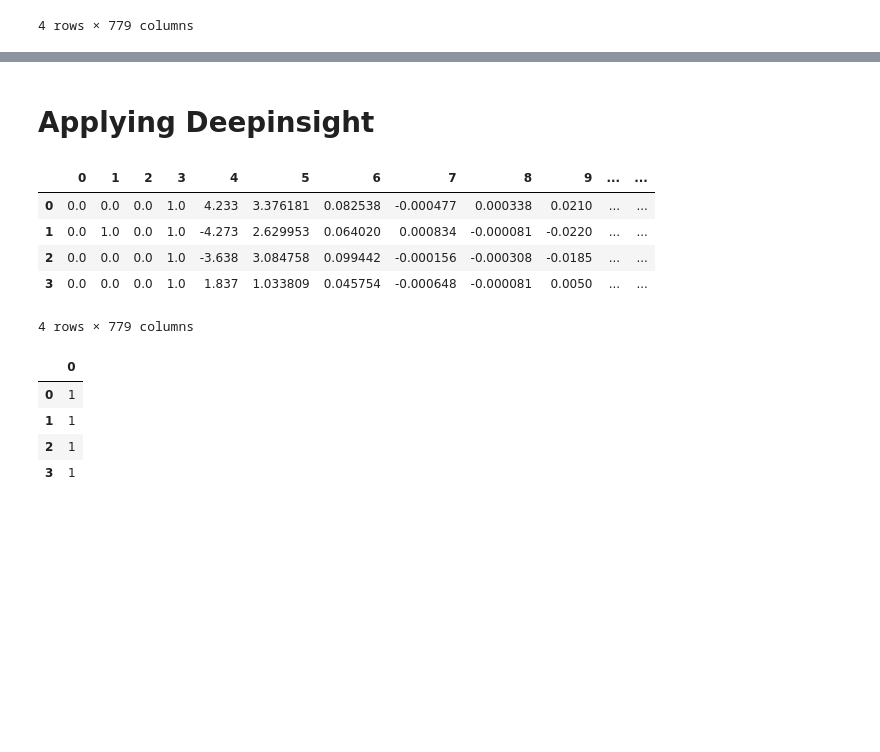
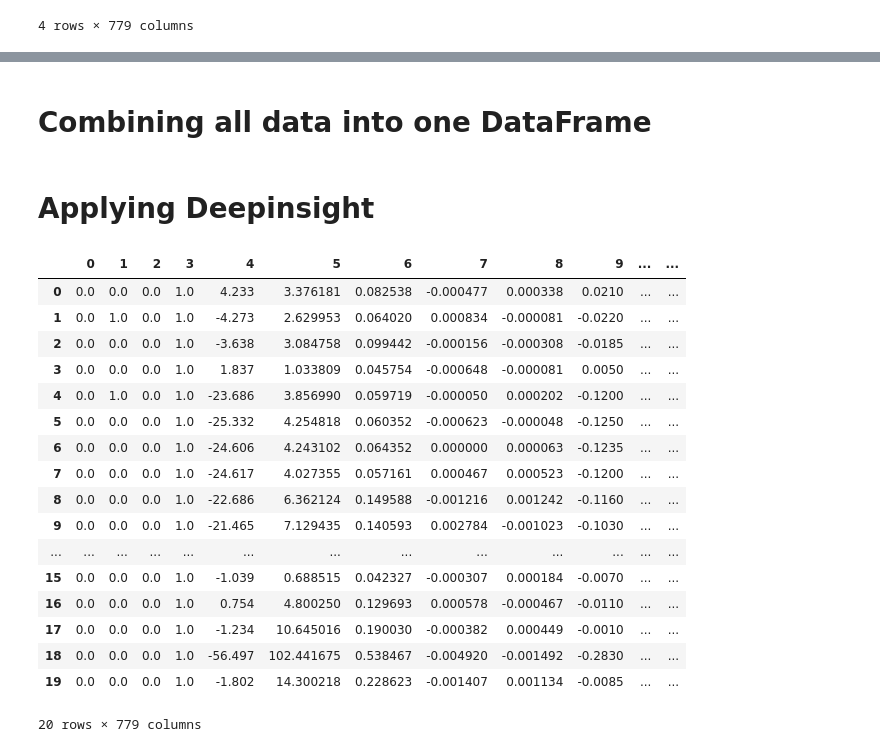
Before and after one commit to SAHILSIRSAT/Major-Project, a Jupyter notebook: TIME SERIES.ipynb, the cells around one changed output, grey strips where cells are left out. Cells and saved outputs as stored; diff of their text form; code cells hidden in the pictures; blank space fills up the shorter version.

```diff
--- a/TIME SERIES.ipynb
+++ b/TIME SERIES.ipynb
@@ -135,0 +108,18 @@ final_healthy_Transposed
+# %%
+finalLIST_ORF=[]
+for column in df_raw_ORF_part.columns[1:9]:
+
+    temp_df_ORF= df_raw_ORF_part[[column, 'id', 'time']]
+    #print(temp_df)
+    extracted_features_ORF = extract_features(temp_df_ORF, column_id="id", column_sort="time")
+    #print(extracted_features)
+    finalLIST_ORF.append(extracted_features_ORF.values.tolist())
+
+    #print(finalLIST_healthy)
+    temp_df_ORF=pd.DataFrame()
+    extracted_features_ORF=pd.DataFrame()
+# %%
+ORF_df = pd.DataFrame(list(zip(finalLIST_ORF[0][0], finalLIST_ORF[1][0], finalLIST_ORF[2][0], finalLIST_ORF[3][0],
+                               finalLIST_ORF[4][0], finalLIST_ORF[5][0], finalLIST_ORF[6][0], finalLIST_ORF[7][0])))
+final_ORF_Transposed=ORF_df.T
+final_ORF_Transposed
@@ -136,3 +137,9 @@ final_healthy_Transposed
+# %% [markdown]
+# Combining all data into one DataFrame
+# %%
+df_all_states= pd.concat([final_healthy_Transposed, final_IRF_Transposed, final_ORF_Transposed], axis=0)
+# %%
+df_all_states=df_all_states.reset_index(drop=True)
 # %% [markdown]
 # Applying Deepinsight
 # %%
@@ -145,21 +152,25 @@ from matplotlib import pyplot as plt
 import matplotlib.ticker as ticker
 import seaborn as sns
 # %%
-X=final_healthy_Transposed
+X=df_all_states
+
 X
 # %% [output]
 |  | 0 | 1 | 2 | 3 | 4 | 5 | 6 | 7 | 8 | 9 | ... | ... |
 | 0 | 0.0 | 0.0 | 0.0 | 1.0 | 4.233 | 3.376181 | 0.082538 | -0.000477 | 0.000338 | 0.0210 | ... | ... |
 | 1 | 0.0 | 1.0 | 0.0 | 1.0 | -4.273 | 2.629953 | 0.064020 | 0.000834 | -0.000081 | -0.0220 | ... | ... |
 | 2 | 0.0 | 0.0 | 0.0 | 1.0 | -3.638 | 3.084758 | 0.099442 | -0.000156 | -0.000308 | -0.0185 | ... | ... |
 | 3 | 0.0 | 0.0 | 0.0 | 1.0 | 1.837 | 1.033809 | 0.045754 | -0.000648 | -0.000081 | 0.0050 | ... | ... |
+| 4 | 0.0 | 1.0 | 0.0 | 1.0 | -23.686 | 3.856990 | 0.059719 | -0.000050 | 0.000202 | -0.1200 | ... | ... |
+| 5 | 0.0 | 0.0 | 0.0 | 1.0 | -25.332 | 4.254818 | 0.060352 | -0.000623 | -0.000048 | -0.1250 | ... | ... |
+| 6 | 0.0 | 0.0 | 0.0 | 1.0 | -24.606 | 4.243102 | 0.064352 | 0.000000 | 0.000063 | -0.1235 | ... | ... |
+| 7 | 0.0 | 0.0 | 0.0 | 1.0 | -24.617 | 4.027355 | 0.057161 | 0.000467 | 0.000523 | -0.1200 | ... | ... |
+| 8 | 0.0 | 0.0 | 0.0 | 1.0 | -22.686 | 6.362124 | 0.149588 | -0.001216 | 0.001242 | -0.1160 | ... | ... |
+| 9 | 0.0 | 0.0 | 0.0 | 1.0 | -21.465 | 7.129435 | 0.140593 | 0.002784 | -0.001023 | -0.1030 | ... | ... |
+| ... | ... | ... | ... | ... | ... | ... | ... | ... | ... | ... | ... | ... |
+| 15 | 0.0 | 0.0 | 0.0 | 1.0 | -1.039 | 0.688515 | 0.042327 | -0.000307 | 0.000184 | -0.0070 | ... | ... |
+| 16 | 0.0 | 0.0 | 0.0 | 1.0 | 0.754 | 4.800250 | 0.129693 | 0.000578 | -0.000467 | -0.0110 | ... | ... |
+| 17 | 0.0 | 0.0 | 0.0 | 1.0 | -1.234 | 10.645016 | 0.190030 | -0.000382 | 0.000449 | -0.0010 | ... | ... |
+| 18 | 0.0 | 0.0 | 0.0 | 1.0 | -56.497 | 102.441675 | 0.538467 | -0.004920 | -0.001492 | -0.2830 | ... | ... |
+| 19 | 0.0 | 0.0 | 0.0 | 1.0 | -1.802 | 14.300218 | 0.228623 | -0.001407 | 0.001134 | -0.0085 | ... | ... |
-4 rows × 779 columns
+20 rows × 779 columns
-# %%
-y=pd.DataFrame([1,1,1,1])
-y
-# %% [output]
-|  | 0 |
-| 0 | 1 |
-| 1 | 1 |
-| 2 | 1 |
-| 3 | 1 |
```
Also changed, not shown: parts of 34 cells of this notebook.
